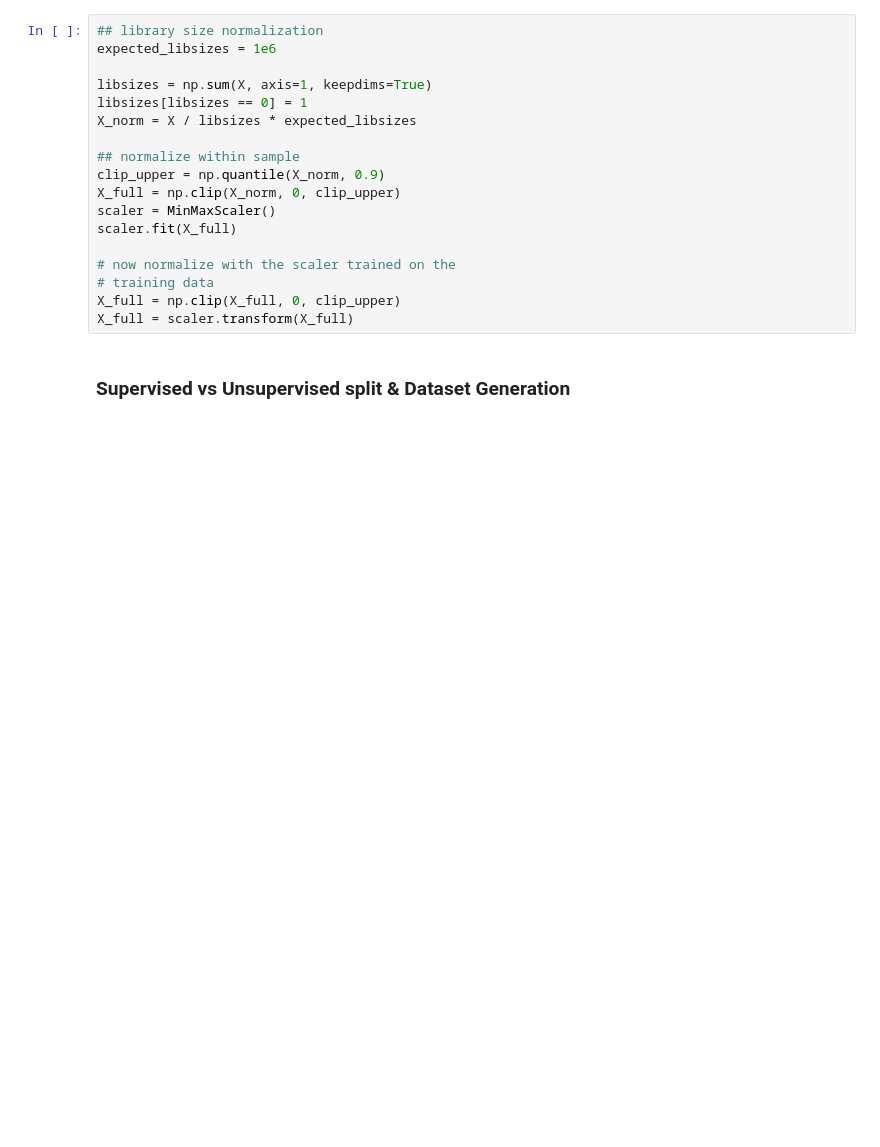
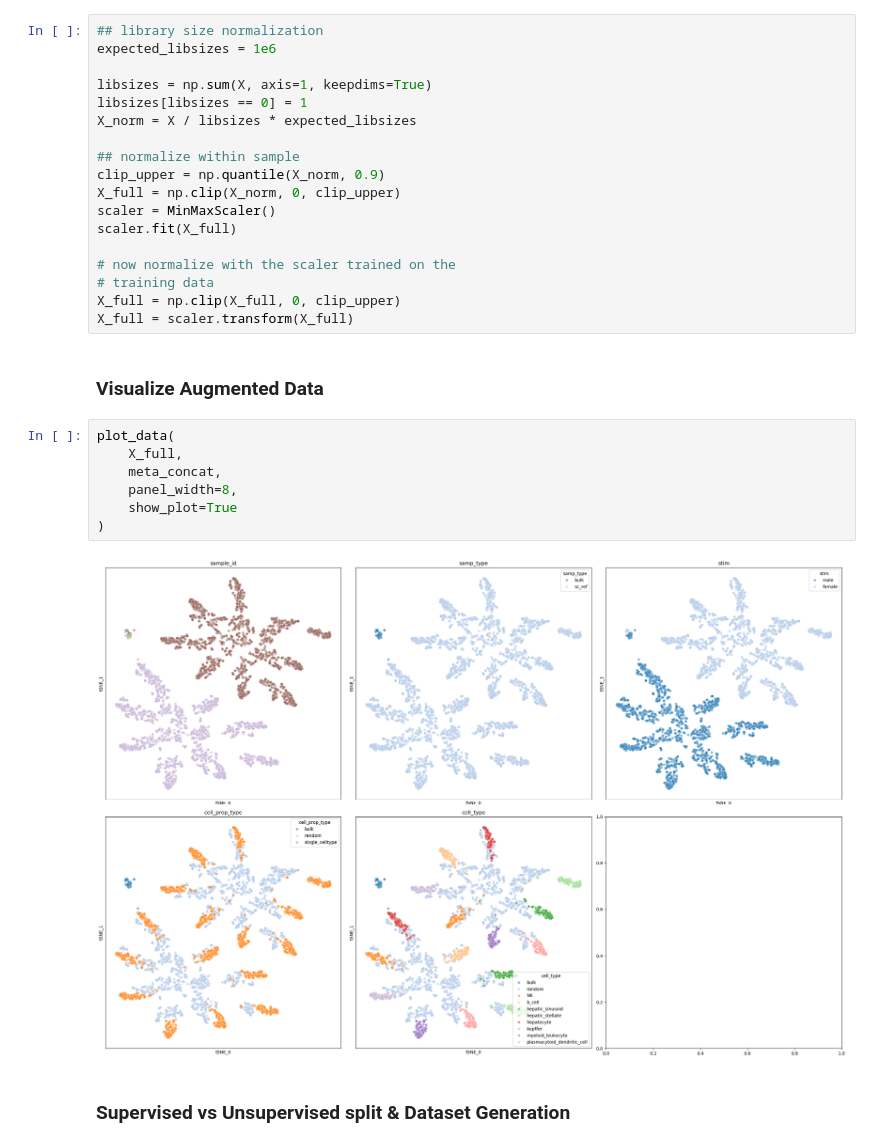
Before and after one commit to NDavidsonLab/buddi_v2, a Jupyter notebook: examples/3.train_buddi4.ipynb, the cells around one changed output. Drawn from its saved outputs; the diff is of its cells as text; blank space fills up the shorter version.

```diff
--- a/examples/3.train_buddi4.ipynb
+++ b/examples/3.train_buddi4.ipynb
@@ -335,6 +356,17 @@ scaler.fit(X_full)
 # training data
 X_full = np.clip(X_full, 0, clip_upper)
 X_full = scaler.transform(X_full)
+# %% [markdown]
+### Visualize Augmented Data
+# %%
+plot_data(
+    X_full,
+    meta_concat,
+    panel_width=8,
+    show_plot=True
+)
+# %% [output]
+[figure, added]
 # %% [markdown]
 ### Supervised vs Unsupervised split & Dataset Generation
 # %%
```
Also changed, not shown: parts of 16 cells of this notebook.
